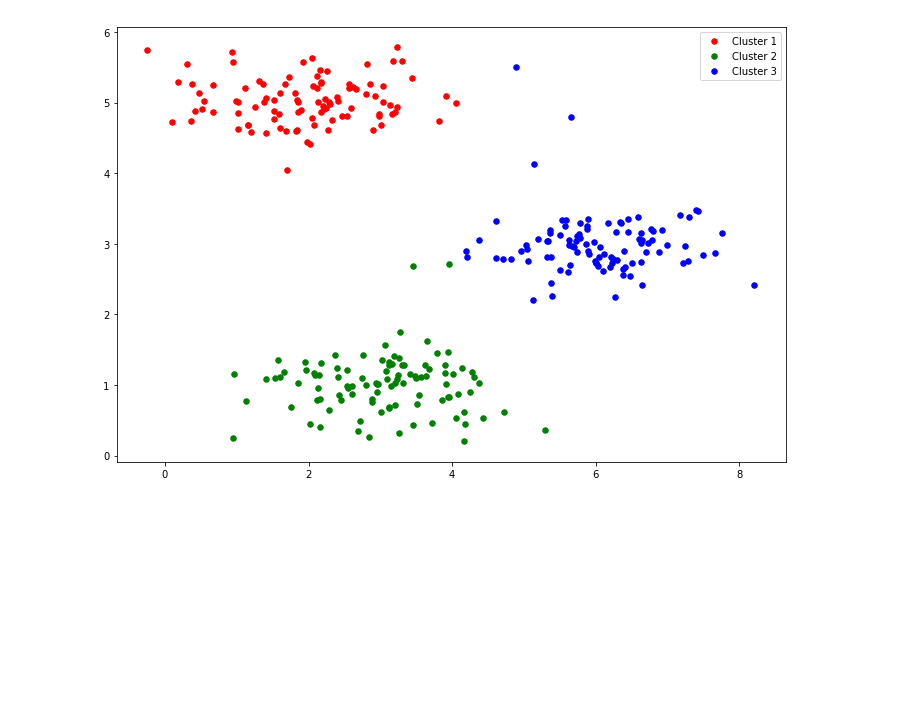
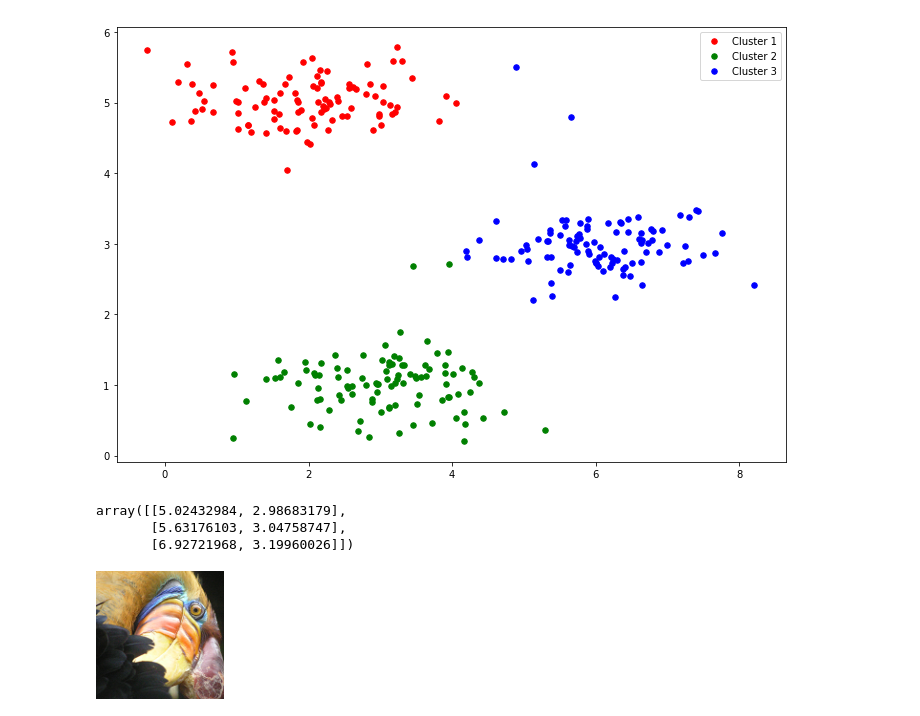
Before and after one commit to RajatGarg97/AndrewNg-mlCourse-Ex, a Jupyter notebook: machine-learning-ex7/ex7/Kmeans-and-PCA.ipynb, the cells around one changed output. Drawn from its saved outputs; the diff is of its cells as text; code cells hidden in the pictures; blank space fills up the shorter version.

Commit message:
image compression without PCA

```diff
--- a/machine-learning-ex7/ex7/Kmeans-and-PCA.ipynb
+++ b/machine-learning-ex7/ex7/Kmeans-and-PCA.ipynb
@@ -75,0 +86,11 @@ ax.legend()
+# %%
+init_centroids(X, 3)
+# %% [output]
+array([[5.02432984, 2.98683179],
+       [5.63176103, 3.04758747],
+       [6.92721968, 3.19960026]])
+# %%
+from IPython.display import Image
+Image(filename='bird_small.png')
+# %% [output]
+[figure, added]
```
Also changed, not shown: parts of 7 cells of this notebook.
